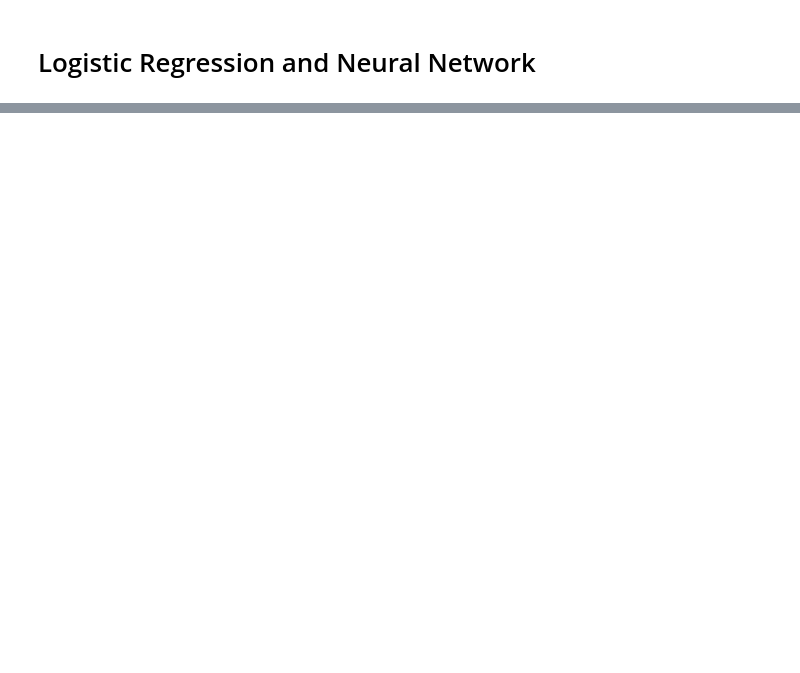
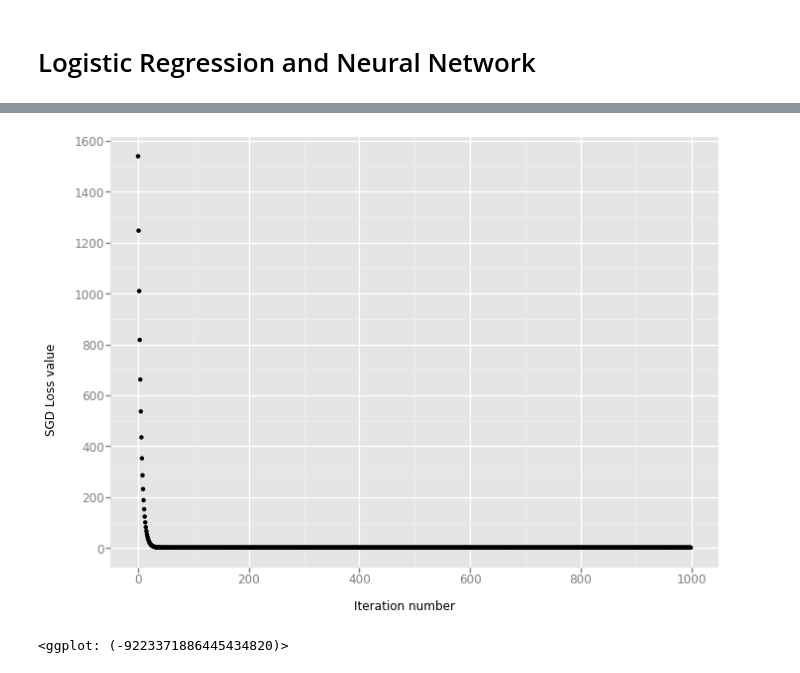
Before and after one commit to Akiravictor/MC886, a Jupyter notebook: T2/Tarefa 2 v2.ipynb, the cells around one changed output, grey strips where cells are left out. Drawn from its saved outputs; the diff is of its cells as text; code cells hidden in the pictures; blank space fills up the shorter version.

```diff
--- a/T2/Tarefa 2 v2.ipynb
+++ b/T2/Tarefa 2 v2.ipynb
@@ -443,0 +610,27 @@ Test datast accuracy: 0.330700
+# %%
+# # using BGD algorithm
+# softmax_bgd = Softmax()
+# tic = time.time()
+# losses_bgd = softmax_bgd.train(X_train, y_train, method='bgd', batch_size=200, learning_rate=1e-6,
+#               reg = 1e2, num_iters=1000, verbose=True, vectorized=True)
+# toc = time.time()
+# print 'Traning time for BGD with vectorized version is %f \n' % (toc - tic)
+
+# # Compute the accuracy of training data and validation data using Softmax.predict function
+# y_train_pred_bgd = softmax_bgd.predict(X_train)[0]
+# print 'Training accuracy: %f' % (np.mean(y_train == y_train_pred_bgd))
+# y_val_pred_bgd = softmax_bgd.predict(X_val)[0]
+# print 'Validation accuracy: %f' % (np.mean(y_val == y_val_pred_bgd))
+
+# # using SGD algorithm
+softmax_sgd = Softmax()
+tic = time.time()
+losses_sgd = softmax_sgd.train(X_train, y_train, method='sgd', batch_size=200, learning_rate=1e-6,
+              reg = 1e5, num_iters=1000, verbose=True, vectorized=True)
+toc = time.time()
+print ("Traning time for SGD with vectorized version is %f \n" % (toc - tic))
+
+y_train_pred_sgd = softmax_sgd.predict(X_train)[0]
+print ("Training accuracy: %f" % (np.mean(y_train == y_train_pred_sgd)))
+y_val_pred_sgd = softmax_sgd.predict(X_val)[0]
+print ("Validation accuracy: %f" % (np.mean(y_val == y_val_pred_sgd)))
@@ -443,0 +652,6 @@ Test datast accuracy: 0.330700
+# %%
+from ggplot import *
+qplot(range(len(losses_sgd)), losses_sgd) + labs(x='Iteration number', y='SGD Loss value')
+# %% [output]
+[figure, added]
+<ggplot: (-9223371886445434820)>
```
Also changed, not shown: parts of 21 cells of this notebook.
